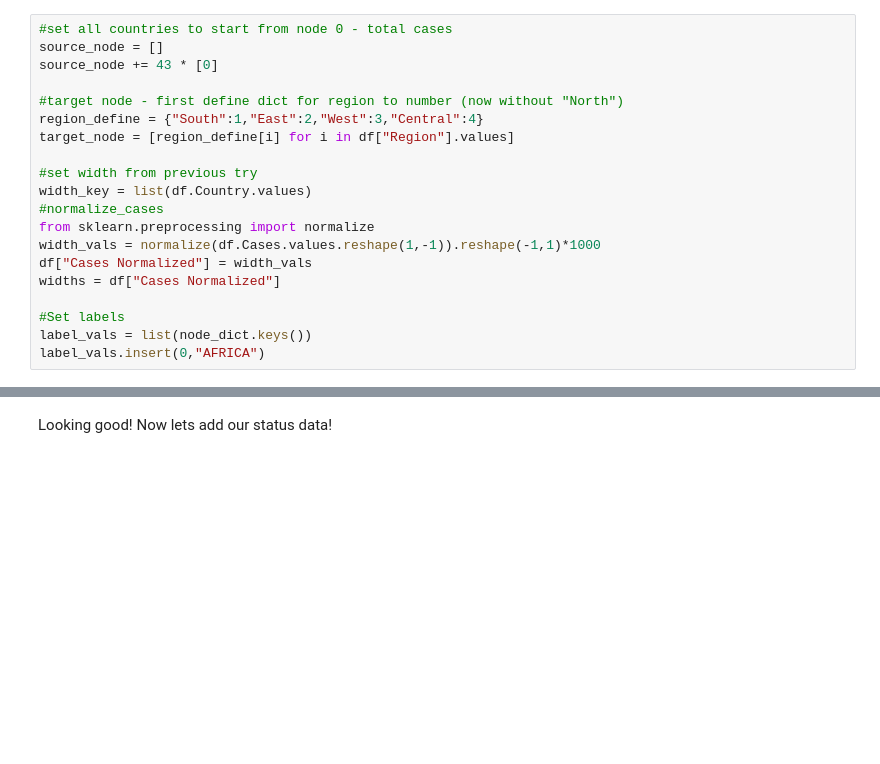
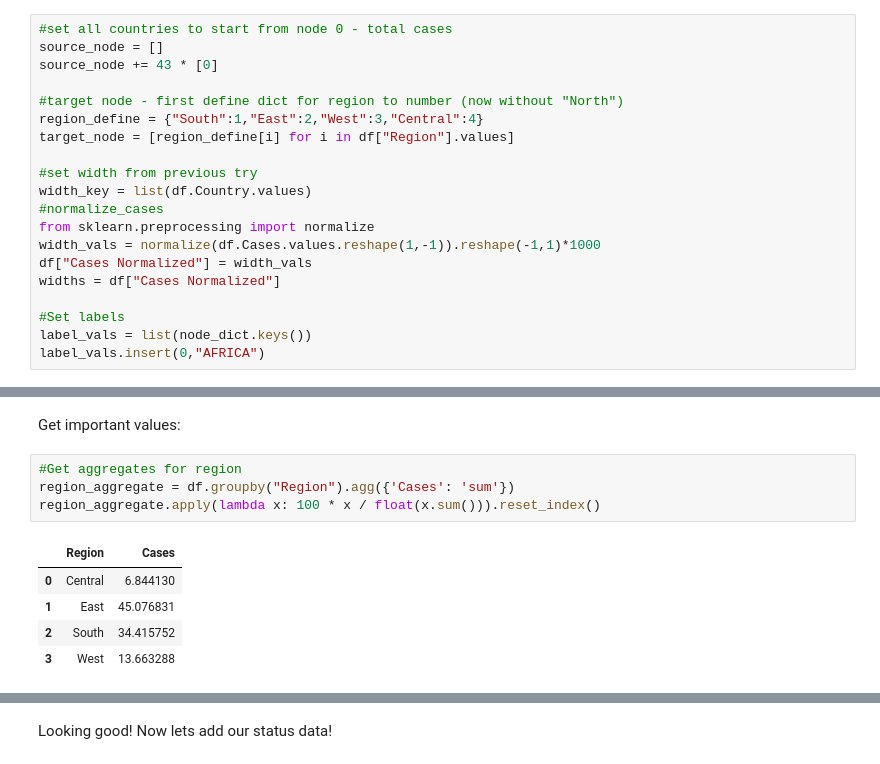
Before and after one commit to DataForAfrica/Investigations, a Jupyter notebook: AIDS/HIVExploration.ipynb, the cells around one changed output, grey strips where cells are left out. Saved outputs shown, nothing was run; the diff lists cells and outputs as text; blank space fills up the shorter version.

```diff
--- a/AIDS/HIVExploration.ipynb
+++ b/AIDS/HIVExploration.ipynb
@@ -362,3 +363,15 @@ fig = go.Figure(
 fig.show()
 # %% [output]
 [interactive output not drawn]
+# %% [markdown]
+Get important values:
+# %%
+#Get aggregates for region
+region_aggregate = df.groupby("Region").agg({'Cases': 'sum'})
+region_aggregate.apply(lambda x: 100 * x / float(x.sum())).reset_index()
+# %% [output]
+|  | Region | Cases |
+| 0 | Central | 6.844130 |
+| 1 | East | 45.076831 |
+| 2 | South | 34.415752 |
+| 3 | West | 13.663288 |
```
Also changed, not shown: parts of 26 cells of this notebook.
